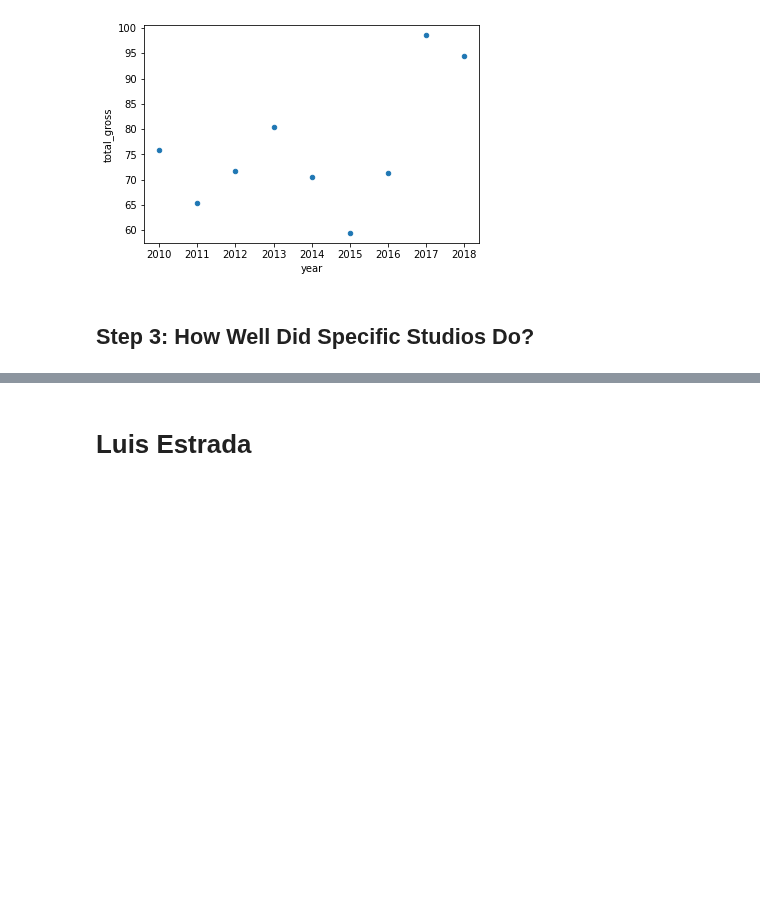
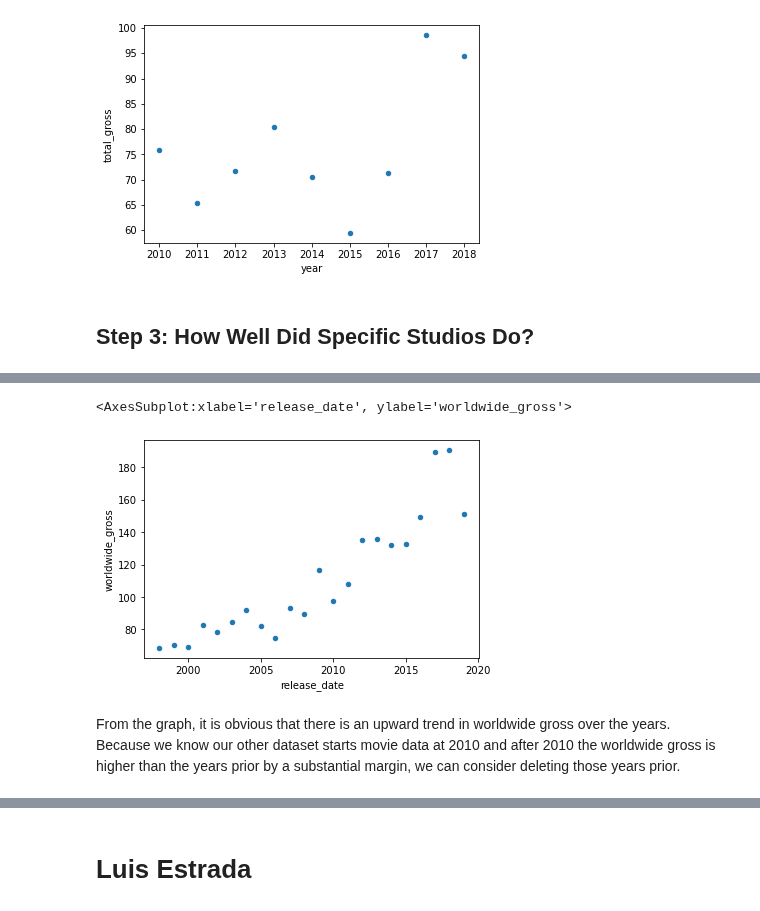
Before and after one commit to mehince/group-1-capstone, a Jupyter notebook: student.ipynb, the cells around one changed output, grey strips where cells are left out. Cells and saved outputs as stored; diff of their text form; code cells hidden in the pictures; blank space fills up the shorter version.

```diff
--- a/student.ipynb
+++ b/student.ipynb
@@ -302,0 +554,3 @@ movie_gross_df.groupby('studio').mean()['domestic_gross'].sort_values(ascending=
+# %%
+# Lets filter out the older dates
+budget_df = budget_df[budget_df['release_date'] > 1997]
@@ -302,0 +578,8 @@ movie_gross_df.groupby('studio').mean()['domestic_gross'].sort_values(ascending=
+# %%
+# Lets groupby the year and see the median amount movies grossed worldwide
+budget_df.groupby('release_date').mean().reset_index().plot.scatter('release_date', 'worldwide_gross')
+# %% [output]
+<AxesSubplot:xlabel='release_date', ylabel='worldwide_gross'>
+[figure, added]
+# %% [markdown]
+From the graph, it is obvious that there is an upward trend in worldwide gross over the years. Because we know our other dataset starts movie data at 2010 and after 2010 the worldwide gross is higher than the years prior by a substantial margin, we can consider deleting those years prior.
```
Also changed, not shown: parts of 62 cells of this notebook.
